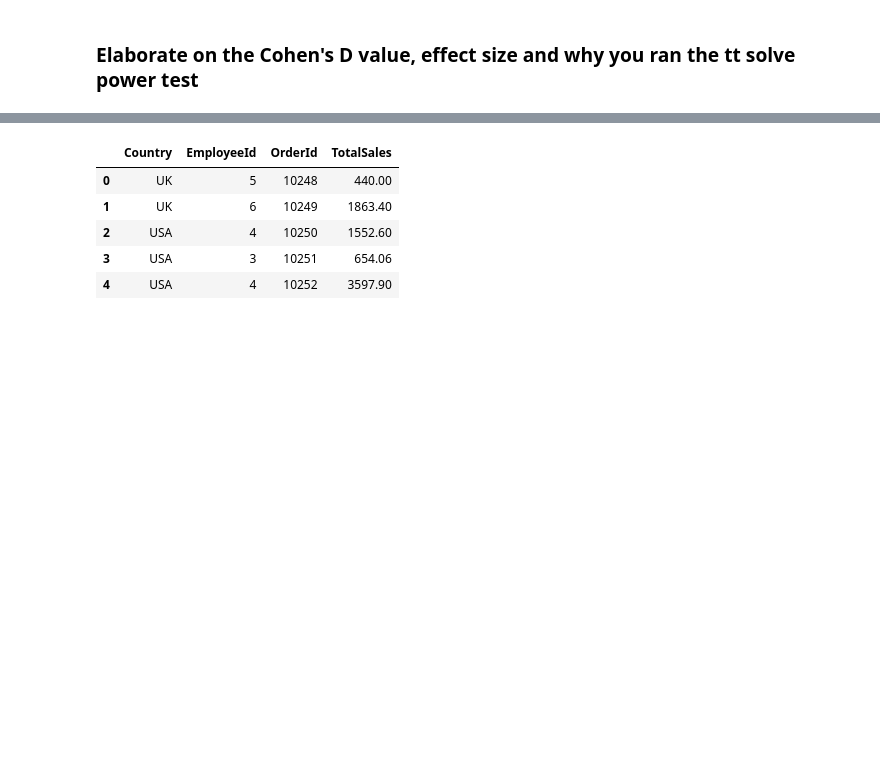
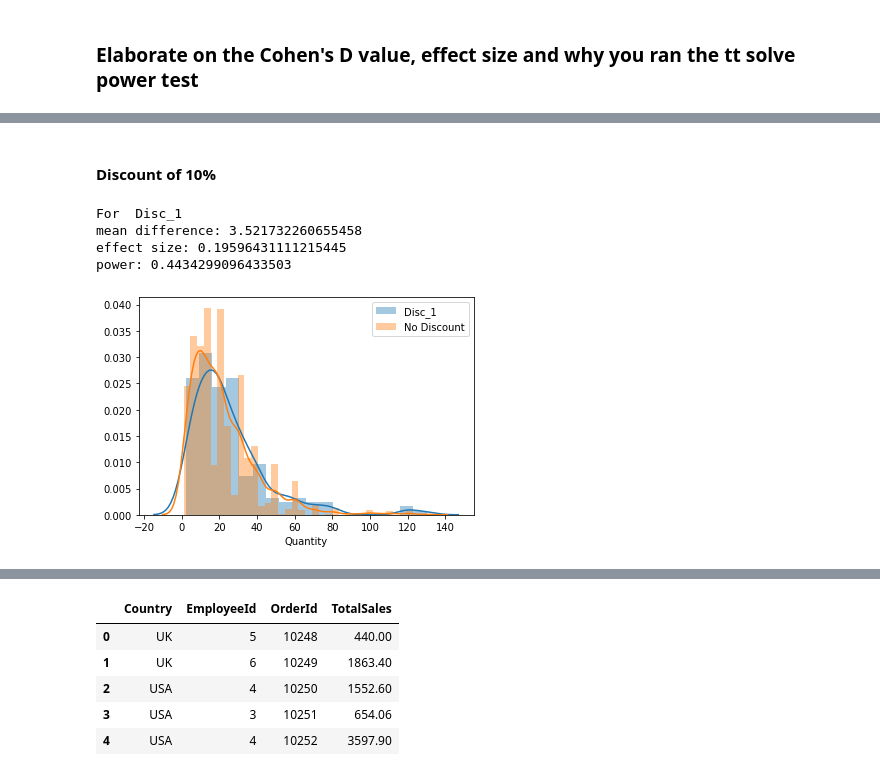
Before and after one commit to andymdc31/flatiron_project2, a Jupyter notebook: dsc-mod-3-project-online-ds-ft-081219/Project_Code.ipynb, the cells around one changed output, grey strips where cells are left out. Cells and saved outputs as stored; diff of their text form; code cells hidden in the pictures; blank space fills up the shorter version.

```diff
--- a/dsc-mod-3-project-online-ds-ft-081219/Project_Code.ipynb
+++ b/dsc-mod-3-project-online-ds-ft-081219/Project_Code.ipynb
@@ -318,0 +343,10 @@ def run_welchs_ttest(control, experimental):
+# %% [markdown]
+#### Discount of 10%
+# %%
+effect_size_and_power(df1, 'Disc_1')
+# %% [output]
+For  Disc_1
+mean difference: 3.521732260655458
+effect size: 0.19596431111215445
+power: 0.4434299096433503
+[figure, added]
```
Also changed, not shown: parts of 63 cells of this notebook.
